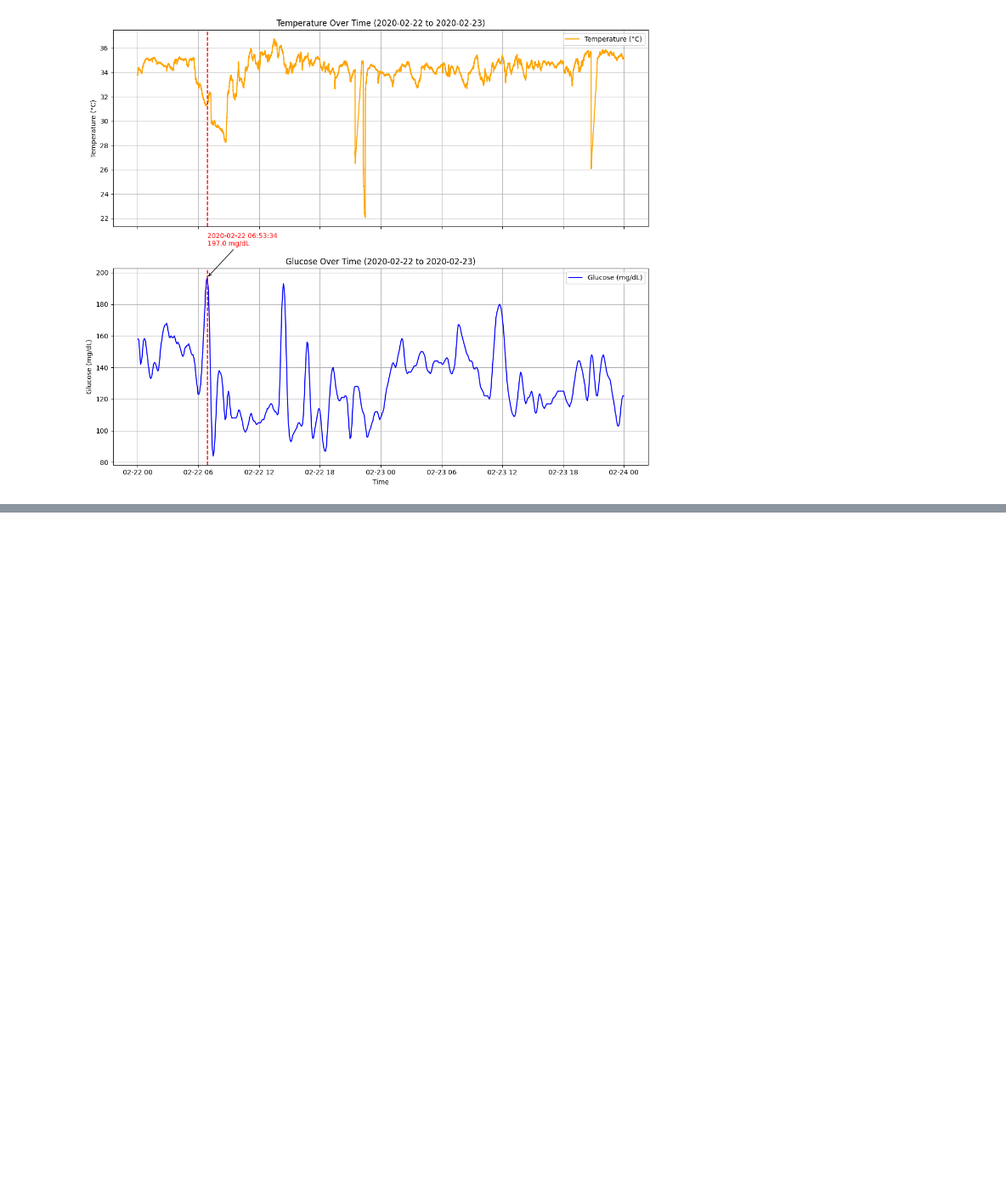
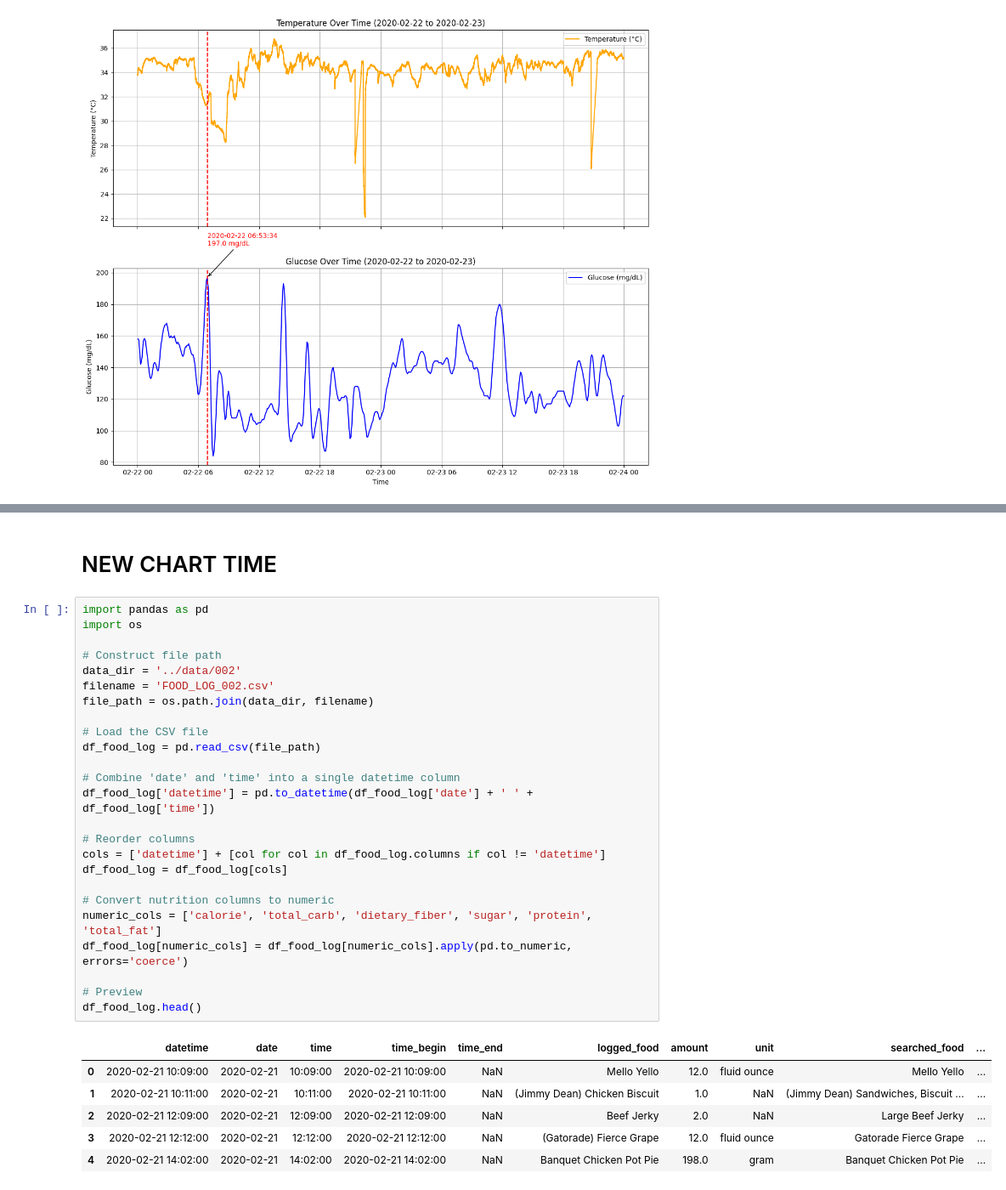
Before and after one commit to KrazyKats/dsc106_team, a Jupyter notebook: quy_work/EDA.ipynb, the cells around one changed output, grey strips where cells are left out. Shown at 85% size. Drawn from its saved outputs; the diff is of its cells as text; blank space fills up the shorter version.

```diff
--- a/quy_work/EDA.ipynb
+++ b/quy_work/EDA.ipynb
@@ -200,2 +199,36 @@ mean_glucose
 # %% [output]
 np.float64(130.43322321849928)
+# %% [markdown]
+# NEW CHART TIME
+# %%
+import pandas as pd
+import os
+
+# Construct file path
+data_dir = '../data/002'
+filename = 'FOOD_LOG_002.csv'
+file_path = os.path.join(data_dir, filename)
+
+# Load the CSV file
+df_food_log = pd.read_csv(file_path)
+
+# Combine 'date' and 'time' into a single datetime column
+df_food_log['datetime'] = pd.to_datetime(df_food_log['date'] + ' ' + df_food_log['time'])
+
+# Reorder columns
+cols = ['datetime'] + [col for col in df_food_log.columns if col != 'datetime']
+df_food_log = df_food_log[cols]
+
+# Convert nutrition columns to numeric
+numeric_cols = ['calorie', 'total_carb', 'dietary_fiber', 'sugar', 'protein', 'total_fat']
+df_food_log[numeric_cols] = df_food_log[numeric_cols].apply(pd.to_numeric, errors='coerce')
+
+# Preview
+df_food_log.head()
+# %% [output]
+|  | datetime | date | time | time_begin | time_end | logged_food | amount | unit | searched_food | ... |
+| 0 | 2020-02-21 10:09:00 | 2020-02-21 | 10:09:00 | 2020-02-21 10:09:00 | NaN | Mello Yello | 12.0 | fluid ounce | Mello Yello | ... |
+| 1 | 2020-02-21 10:11:00 | 2020-02-21 | 10:11:00 | 2020-02-21 10:11:00 | NaN | (Jimmy Dean) Chicken Biscuit | 1.0 | NaN | (Jimmy Dean) Sandwiches, Biscuit ... | ... |
+| 2 | 2020-02-21 12:09:00 | 2020-02-21 | 12:09:00 | 2020-02-21 12:09:00 | NaN | Beef Jerky | 2.0 | NaN | Large Beef Jerky | ... |
+| 3 | 2020-02-21 12:12:00 | 2020-02-21 | 12:12:00 | 2020-02-21 12:12:00 | NaN | (Gatorade) Fierce Grape | 12.0 | fluid ounce | Gatorade Fierce Grape | ... |
+| 4 | 2020-02-21 14:02:00 | 2020-02-21 | 14:02:00 | 2020-02-21 14:02:00 | NaN | Banquet Chicken Pot Pie | 198.0 | gram | Banquet Chicken Pot Pie | ... |
```
Also changed, not shown: parts of 5 cells of this notebook.
